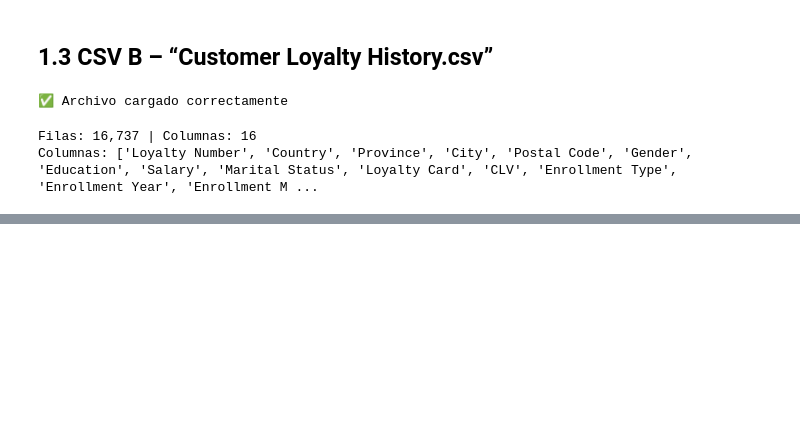
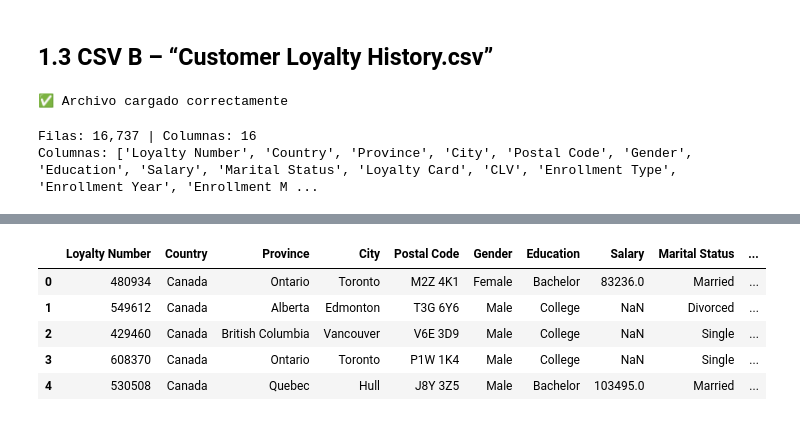
Before and after one commit to Adalab/bda-modulo-3-evaluacion-final-eaguilothio, a Jupyter notebook: evaluacion-final-eaguilothio.ipynb, the cells around one changed output, grey strips where cells are left out. Cells and saved outputs as stored; diff of their text form; code cells hidden in the pictures; blank space fills up the shorter version.

```diff
--- a/evaluacion-final-eaguilothio.ipynb
+++ b/evaluacion-final-eaguilothio.ipynb
@@ -323,0 +395,34 @@ Columnas: ['Loyalty Number', 'Country', 'Province', 'City', 'Postal Code', 'Gend
+# %%
+# 3️⃣ INSPECCIÓN DE REGISTROS (PRIMERAS, ÚLTIMAS Y FILAS ALEATORIAS)
+# display() se usa para mostrar tablas de forma clara en un notebook (mejor que print)
+
+display(df_loyalty.head())
+display(df_loyalty.tail())
+display(df_loyalty.sample(5, random_state=42))  # Muestra filas al azar. random_state=42 → siempre las mismas
+
+# Anotaciones
+
+# Observaciones generales:
+# - Se observan valores negativos en Salary en tail.
+# - A simple vista aparecen valores faltantes (NaN) en diferentes filas (primeras filas, últimas filas y en muestra aleatoria del medio).
+
+# Primeras filas:
+# - Verifica que los datos se cargaron correctamente y muestra las columnas.
+# - Cada fila representa el perfil de un cliente (ubicación, nivel educativo, ingresos, estado civil, etc.).
+# - Los nombres de las columnas contienen espacios y mayúsculas; en limpieza se deben normalizar a snake_case.
+
+# Últimas filas:
+# - Se revisa si existen filas que no correspondan a registros reales (por ejemplo, totales o notas).
+# - En este caso, las últimas filas corresponden a datos de clientes.
+# - Se detecta un salario negativo (-57297.0), lo cual requiere revisión.
+
+# Muestra aleatoria:
+# - Permite detectar errores que no aparecen al inicio o al final.
+# - En la muestra seleccionada no se observan errores evidentes.
+# %% [output]
+|  | Loyalty Number | Country | Province | City | Postal Code | Gender | Education | Salary | Marital Status | ... |
+| 0 | 480934 | Canada | Ontario | Toronto | M2Z 4K1 | Female | Bachelor | 83236.0 | Married | ... |
+| 1 | 549612 | Canada | Alberta | Edmonton | T3G 6Y6 | Male | College | NaN | Divorced | ... |
+| 2 | 429460 | Canada | British Columbia | Vancouver | V6E 3D9 | Male | College | NaN | Single | ... |
+| 3 | 608370 | Canada | Ontario | Toronto | P1W 1K4 | Male | College | NaN | Single | ... |
+| 4 | 530508 | Canada | Quebec | Hull | J8Y 3Z5 | Male | Bachelor | 103495.0 | Married | ... |
```
Also changed, not shown: parts of 14 cells of this notebook.
